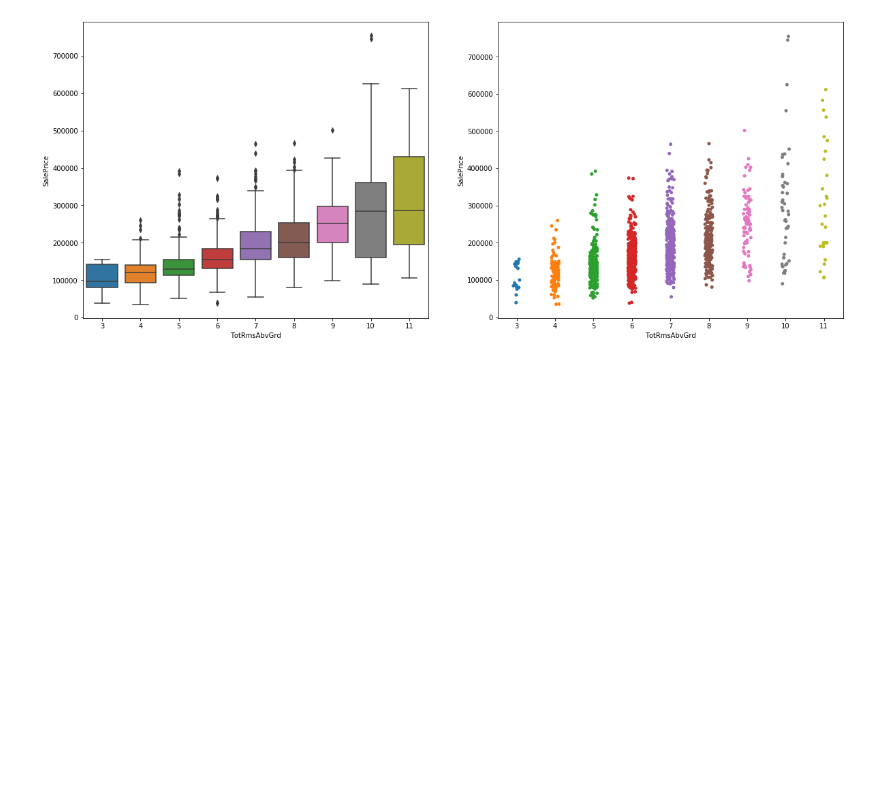
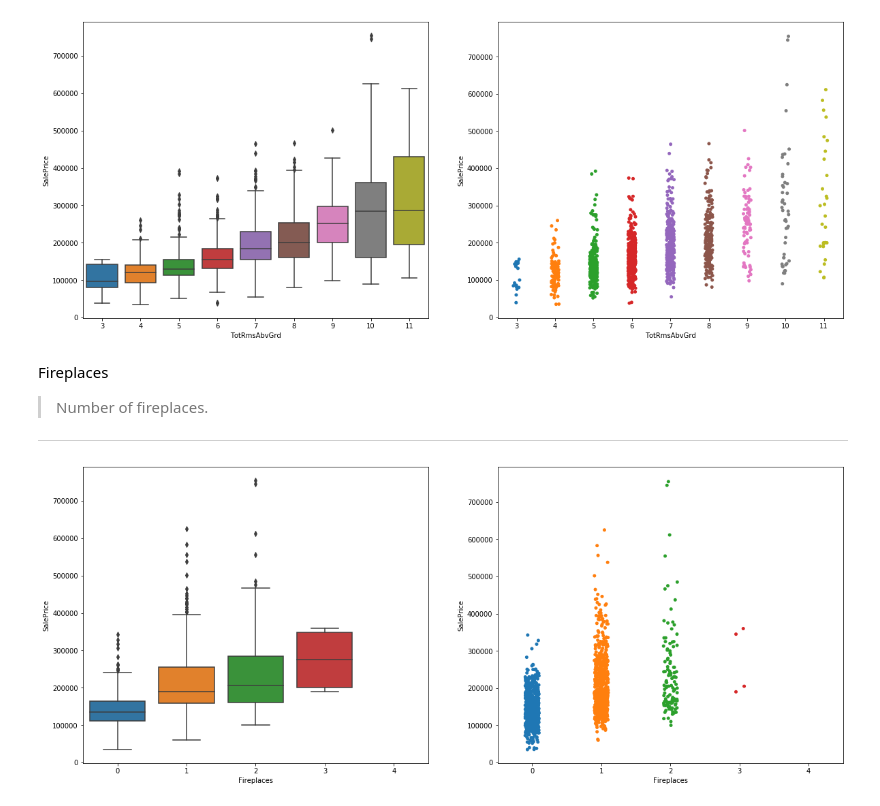
Before and after one commit to dailysergey/kaggle, a Jupyter notebook: HousePrice/HousePrice.ipynb, the cells around one changed output. Cells and saved outputs as stored; diff of their text form; code cells hidden in the pictures; blank space fills up the shorter version.

```diff
--- a/HousePrice/HousePrice.ipynb
+++ b/HousePrice/HousePrice.ipynb
@@ -588,3 +588,15 @@ dataset.TotRmsAbvGrd = dataset.TotRmsAbvGrd.apply(lambda x: 3 if x == 2 else(11
 make_discrete_plot("TotRmsAbvGrd",0,0)
 # %% [output]
 [figure]
+# %% [markdown]
+Fireplaces
+
+
+> Number of fireplaces.
+
+
+---
+# %%
+make_discrete_plot("Fireplaces",0,0)
+# %% [output]
+[figure, added]
```
Also changed, not shown: parts of 32 cells of this notebook.
